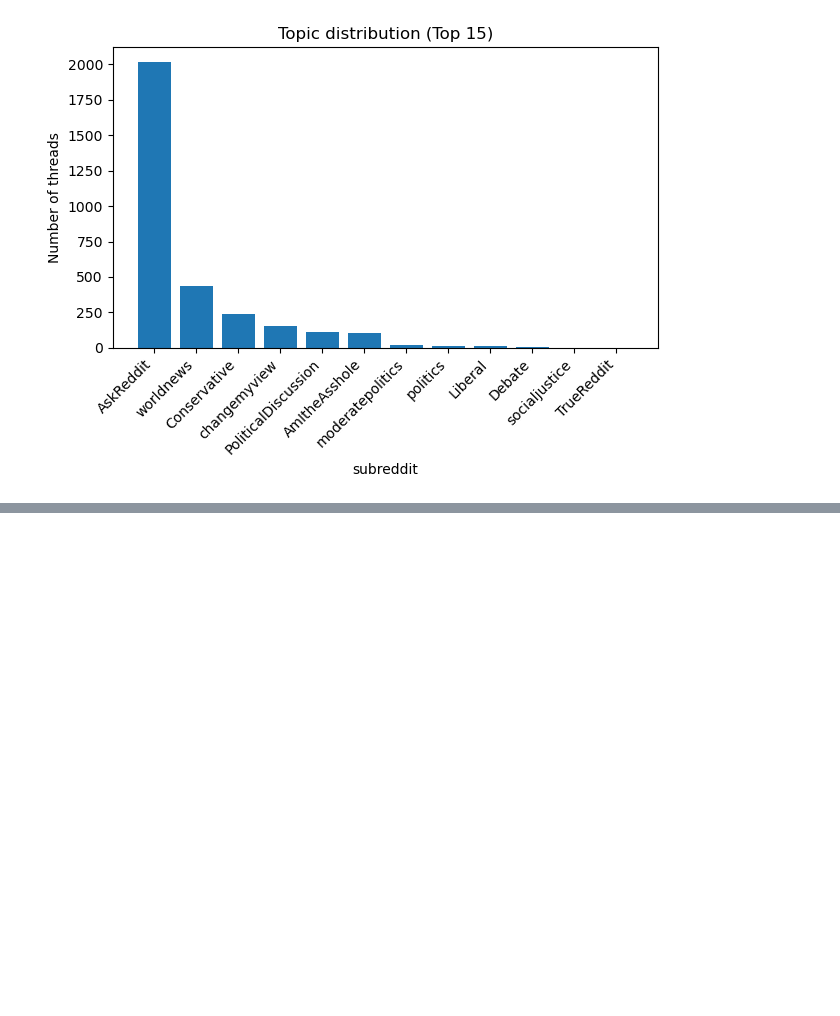
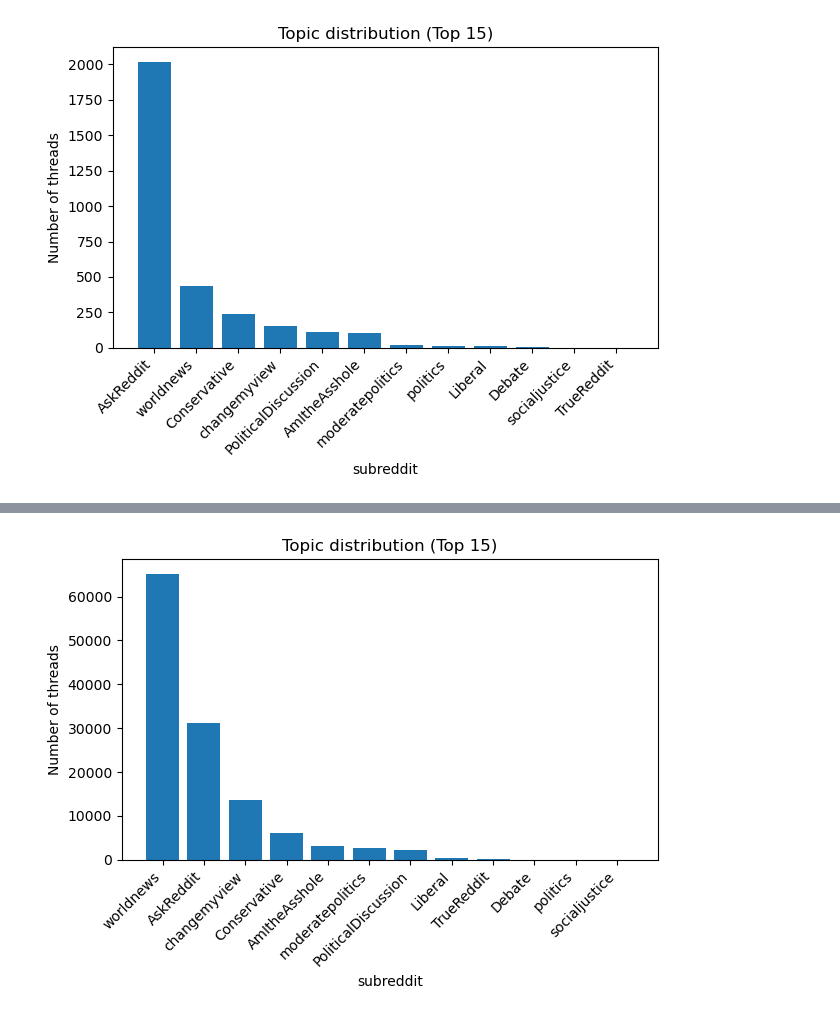
Before and after one commit to Aduuur/reddit-label, a Jupyter notebook: check_data.ipynb, the cells around one changed output, grey strips where cells are left out. Drawn from its saved outputs; the diff is of its cells as text; code cells hidden in the pictures; blank space fills up the shorter version.

```diff
--- a/check_data.ipynb
+++ b/check_data.ipynb
@@ -78,0 +100,14 @@ subreddit_dist
+# %%
+top_n = 15
+plot_df = subreddit_dist1.head(top_n)
+
+plt.figure()
+plt.bar(plot_df["subreddit"].astype(str), plot_df["count"])
+plt.xticks(rotation=45, ha="right")
+plt.title("Topic distribution (Top {})".format(top_n))
+plt.ylabel("Number of threads")
+plt.xlabel("subreddit")
+plt.tight_layout()
+plt.show()
+# %% [output]
+[figure, added]
```
Also changed, not shown: parts of 2 cells of this notebook, 1 other file.
